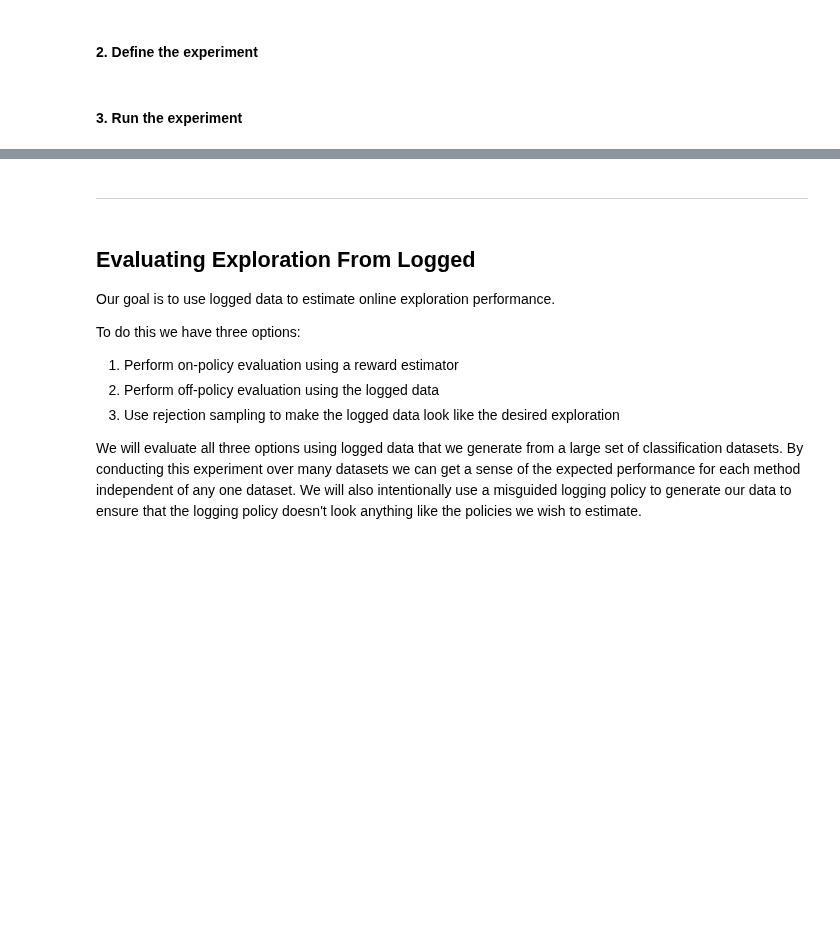
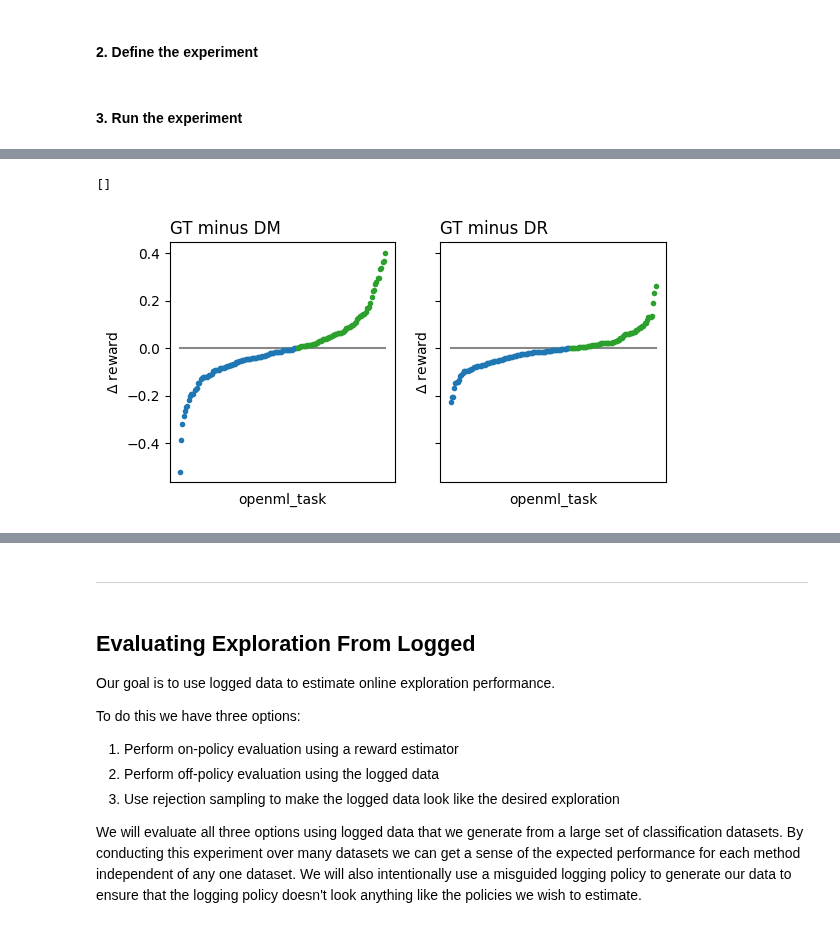
Before and after one commit to VowpalWabbit/coba, a Jupyter notebook: examples/notebooks/Logged.ipynb, the cells around one changed output, grey strips where cells are left out. Saved outputs shown, nothing was run; the diff lists cells and outputs as text; code cells hidden in the pictures; blank space fills up the shorter version.

```diff
--- a/examples/notebooks/Logged.ipynb
+++ b/examples/notebooks/Logged.ipynb
@@ -42,0 +52,11 @@ result1.filter_fin(4000).plot_learners(xlim=(200,None),l='ope_reward',p='openml_
+# %%
+f,ax = plt.subplots(ncols=2,sharey=True)
+result1.filter_fin(4000).plot_contrast('None','DM',x='openml_task',l='ope_reward',p='openml_task',err='sd',ax=ax[0],xticks=False,legend=False,out=None)
+result1.filter_fin(4000).plot_contrast('None','DR',x='openml_task',l='ope_reward',p='openml_task',err='sd',ax=ax[1],xticks=False,legend=False,out=None)
+ax[0].set_title('GT minus DM',loc='left')
+ax[0].set_xticks([])
+ax[1].set_title('GT minus DR',loc='left')
+ax[1].set_xticks([])
+# %% [output]
+[]
+[figure, added]
```
Also changed, not shown: parts of 17 cells of this notebook, 2 other files.
